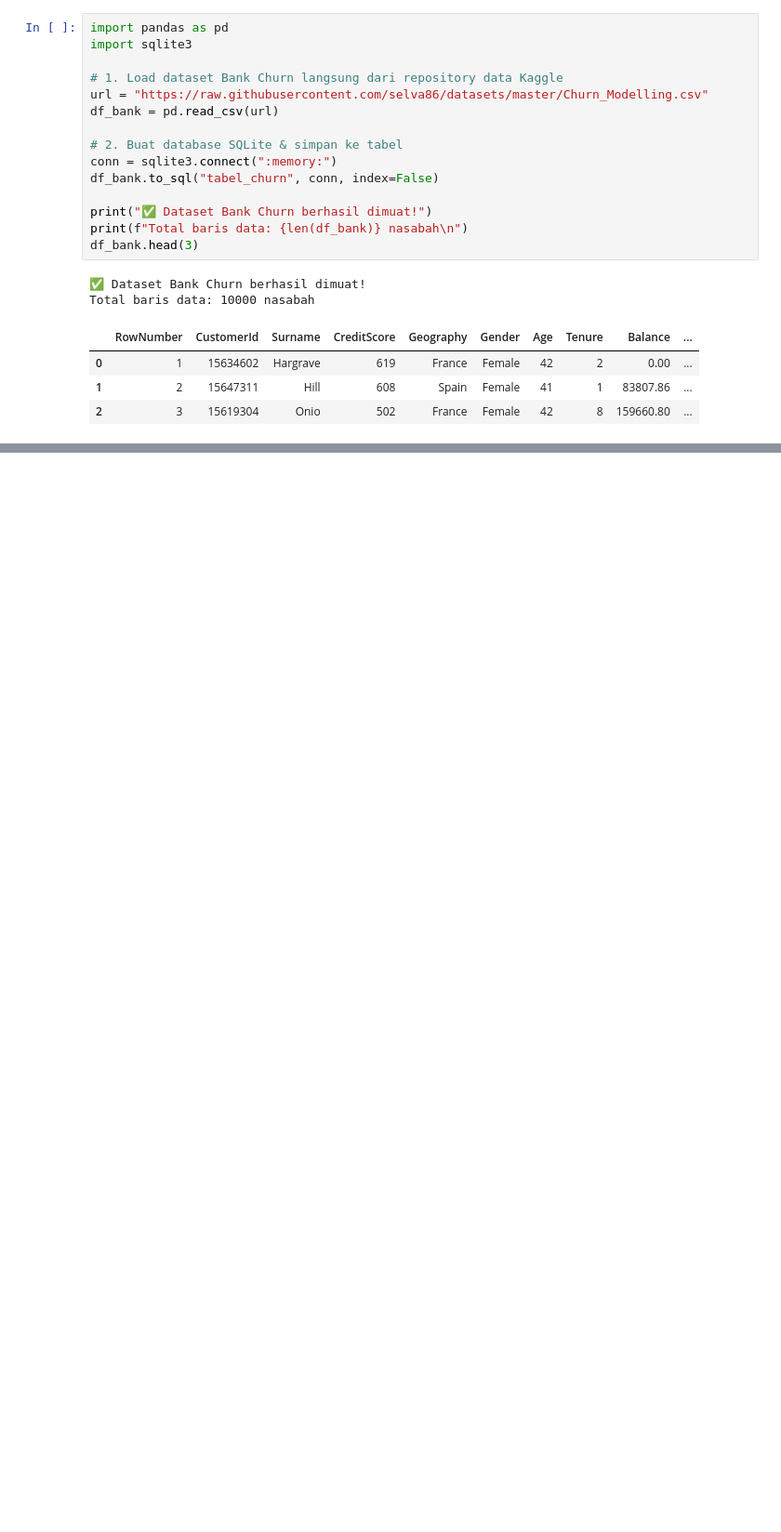
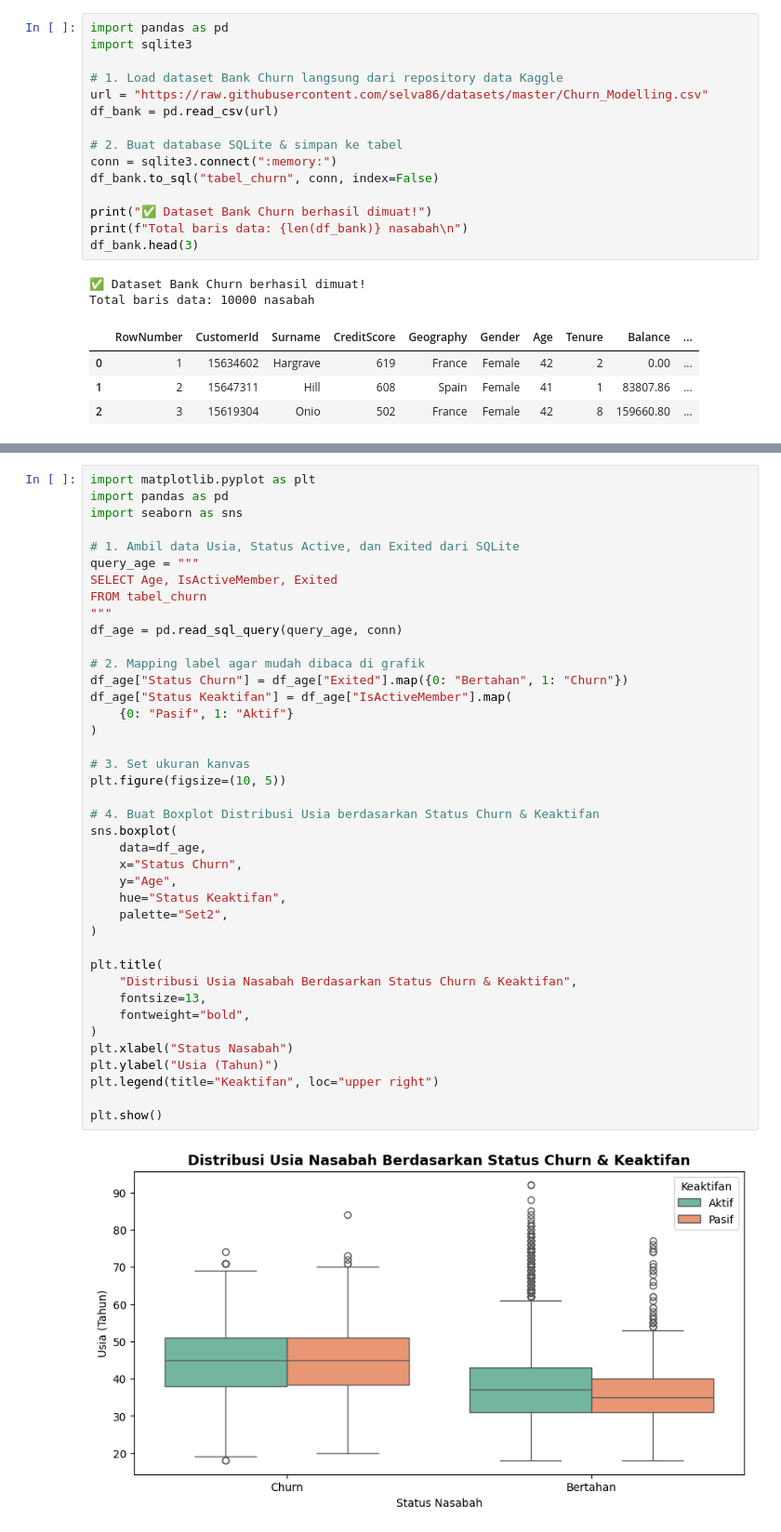
Before and after one commit to albaras236-del/KOPI-GIT, a Jupyter notebook: Bank_data.ipynb, the cells around one changed output, grey strips where cells are left out. Shown at 93% size. Saved outputs shown, nothing was run; the diff lists cells and outputs as text; blank space fills up the shorter version.

```diff
--- a/Bank_data.ipynb
+++ b/Bank_data.ipynb
@@ -24,0 +164,42 @@ Total baris data: 10000 nasabah
+# %%
+import matplotlib.pyplot as plt
+import pandas as pd
+import seaborn as sns
+
+# 1. Ambil data Usia, Status Active, dan Exited dari SQLite
+query_age = """
+SELECT Age, IsActiveMember, Exited
+FROM tabel_churn
+"""
+df_age = pd.read_sql_query(query_age, conn)
+
+# 2. Mapping label agar mudah dibaca di grafik
+df_age["Status Churn"] = df_age["Exited"].map({0: "Bertahan", 1: "Churn"})
+df_age["Status Keaktifan"] = df_age["IsActiveMember"].map(
+    {0: "Pasif", 1: "Aktif"}
+)
+
+# 3. Set ukuran kanvas
+plt.figure(figsize=(10, 5))
+
+# 4. Buat Boxplot Distribusi Usia berdasarkan Status Churn & Keaktifan
+sns.boxplot(
+    data=df_age,
+    x="Status Churn",
+    y="Age",
+    hue="Status Keaktifan",
+    palette="Set2",
+)
+
+plt.title(
+    "Distribusi Usia Nasabah Berdasarkan Status Churn & Keaktifan",
+    fontsize=13,
+    fontweight="bold",
+)
+plt.xlabel("Status Nasabah")
+plt.ylabel("Usia (Tahun)")
+plt.legend(title="Keaktifan", loc="upper right")
+
+plt.show()
+# %% [output]
+[figure, added]
```
Also changed, not shown: parts of 10 cells of this notebook.
